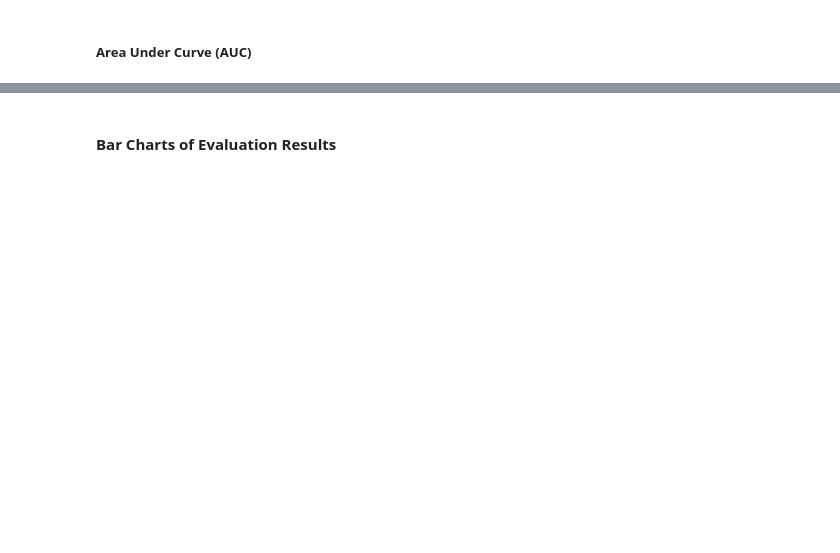
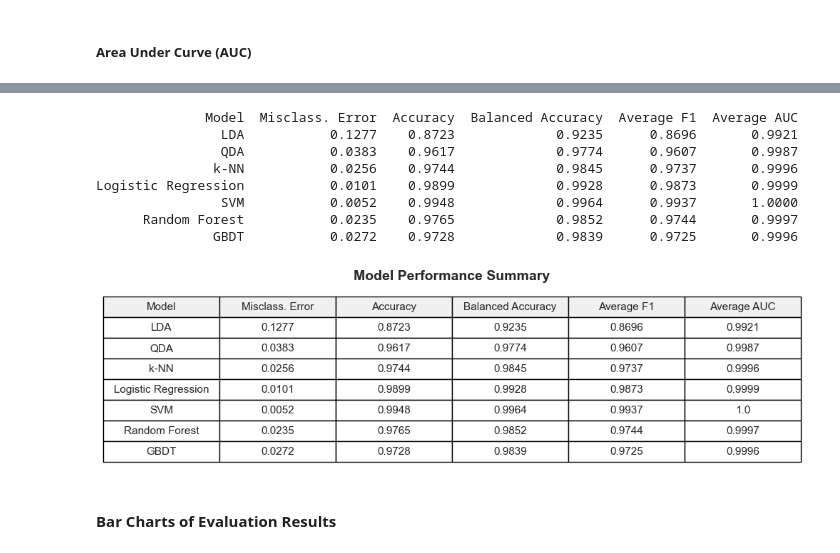
Before and after one commit to Dhruv-baner/st443-group-project, a Jupyter notebook: notebooks/task_1.ipynb, the cells around one changed output, grey strips where cells are left out. Drawn from its saved outputs; the diff is of its cells as text; code cells hidden in the pictures; blank space fills up the shorter version.

```diff
--- a/notebooks/task_1.ipynb
+++ b/notebooks/task_1.ipynb
@@ -717,7 +669,7 @@ Done!
 # Initialize storage for results
 results = {
     'Model': [],
-    'Misclassification Error': [],
+    'Misclass. Error': [],
     'Accuracy': []
 }
 
@@ -734,7 +686,7 @@ for name in models.keys():
     # Store results
     results['Model'].append(name)
     results['Accuracy'].append(accuracy)
-    results['Misclassification Error'].append(misclass_error)
+    results['Misclass. Error'].append(misclass_error)
 
 # Quick preview
 print(pd.DataFrame(results))
@@ -909,6 +861,40 @@ print(pd.DataFrame(results))
 4    0.993723     0.999982
 5    0.974358     0.999718
 6    0.972541     0.999620
+# %%
+fig, ax = plt.subplots(figsize=(10, 3))
+ax.axis('off')
+
+results_df = pd.DataFrame(results).round(4)
+print(results_df.to_string(index=False))
+
+# Highlight best values
+table_data = results_df.round(4)
+table = ax.table(
+    cellText=table_data.values,
+    colLabels=table_data.columns,
+    cellLoc='center',
+    loc='center',
+    colColours=['#f0f0f0'] * len(table_data.columns)
+)
+table.auto_set_font_size(False)
+table.set_fontsize(11)
+table.scale(1.2, 1.8)
+
+plt.title('Model Performance Summary', fontsize=14, fontweight='bold', pad=20)
+plt.tight_layout()
+plt.savefig('1_results_table.png', dpi=300, bbox_inches='tight')
+plt.show()
+# %% [output]
+              Model  Misclass. Error  Accuracy  Balanced Accuracy  Average F1  Average AUC
+                LDA           0.1277    0.8723             0.9235      0.8696       0.9921
+                QDA           0.0383    0.9617             0.9774      0.9607       0.9987
+               k-NN           0.0256    0.9744             0.9845      0.9737       0.9996
+Logistic Regression           0.0101    0.9899             0.9928      0.9873       0.9999
+                SVM           0.0052    0.9948             0.9964      0.9937       1.0000
+      Random Forest           0.0235    0.9765             0.9852      0.9744       0.9997
+               GBDT           0.0272    0.9728             0.9839      0.9725       0.9996
+[figure, added]
 # %% [markdown]
 #### **Bar Charts of Evaluation Results**
 # %%
```
Also changed, not shown: parts of 35 cells of this notebook.
